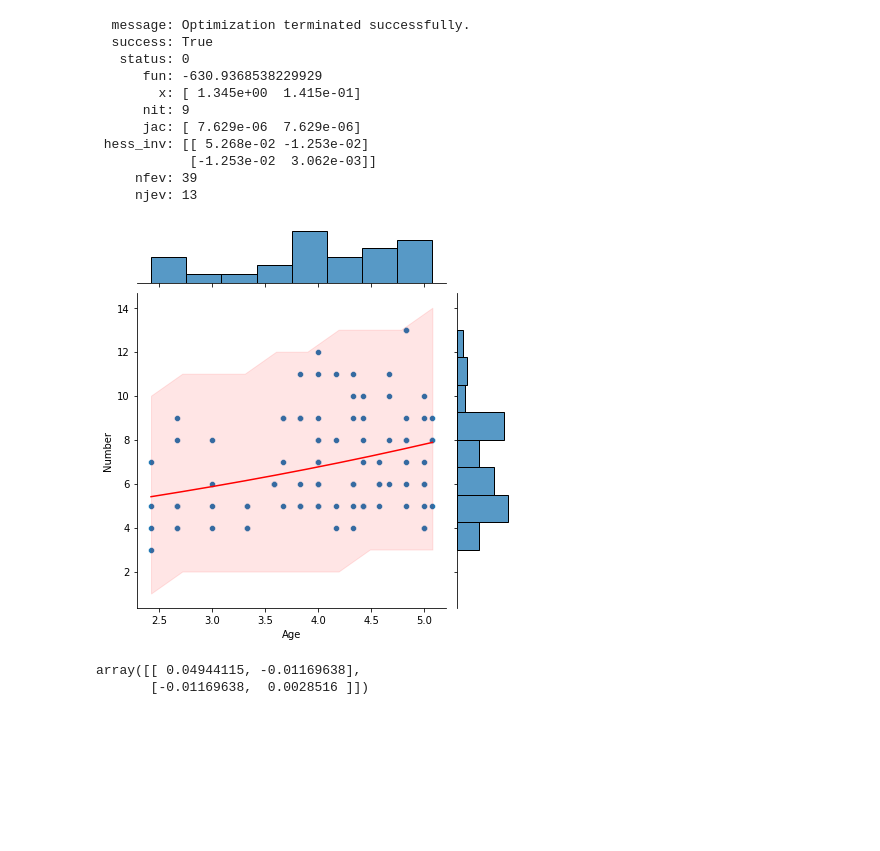
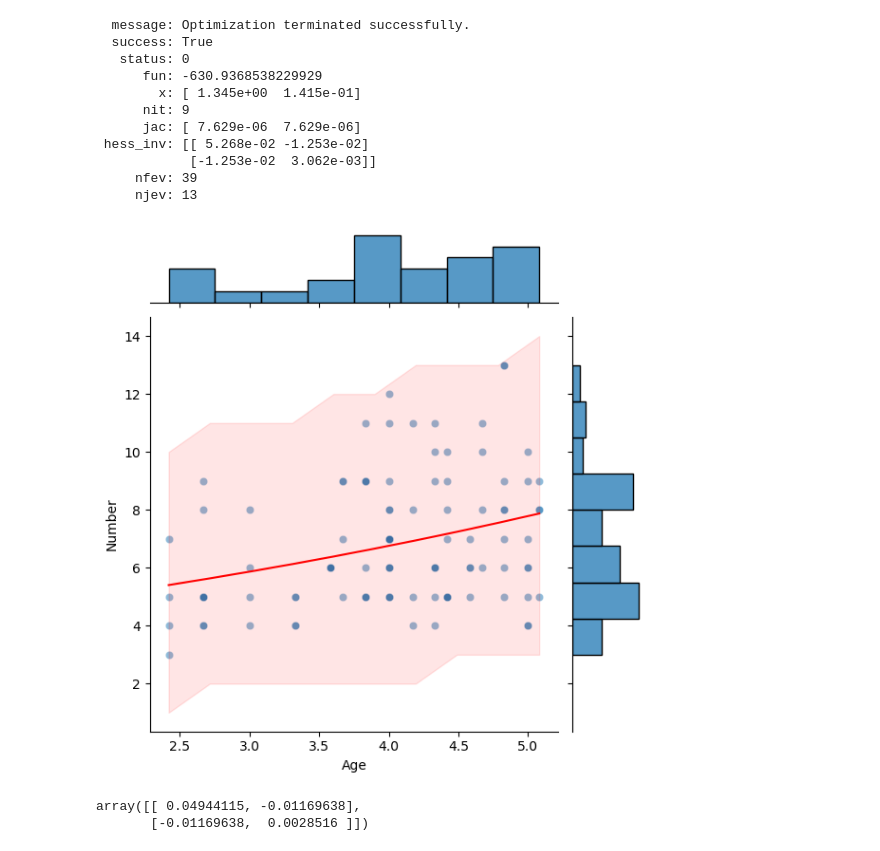
Before and after one commit to DamianPiuselli/estadistica-e-inferencia-I, a Jupyter notebook: guia3.ipynb, the cells around one changed output. Cells and saved outputs as stored; diff of their text form; code cells hidden in the pictures; blank space fills up the shorter version.

```diff
--- a/guia3.ipynb
+++ b/guia3.ipynb
@@ -4,6 +4,8 @@ import scipy.stats as st
 import pandas as pd
 import matplotlib.pyplot as plt
 import seaborn as sns
+
+plt.rcParams["figure.figsize"] = [5, 3]
 # %% [markdown]
 ## guia 3 - ej 6
 # %%
@@ -79,12 +81,12 @@ age_linspace = np.linspace(data["Age"].min(), data["Age"].max(), 10)
 X_ = np.column_stack((np.ones(len(age_linspace)), age_linspace))
 lower_bound, upper_bound = st.poisson.interval(0.95, np.exp(np.dot(X_, res.x)))
 # %%
-sns.jointplot(x="Age", y="Number", data=data)
+sns.jointplot(x="Age", y="Number", data=data, alpha=0.5)
 plt.plot(age_linspace, np.exp(np.dot(X_, res.x)), color="red")
 plt.fill_between(age_linspace, lower_bound, upper_bound, color="red", alpha=0.1)
 plt.show()
 # %% [output]
-[figure, old version]
+[figure, new version]
 # %%
 W = np.diag(
     np.exp(np.dot(X, res.x))
```
Also changed, not shown: parts of 4 cells of this notebook, 3 other files.
